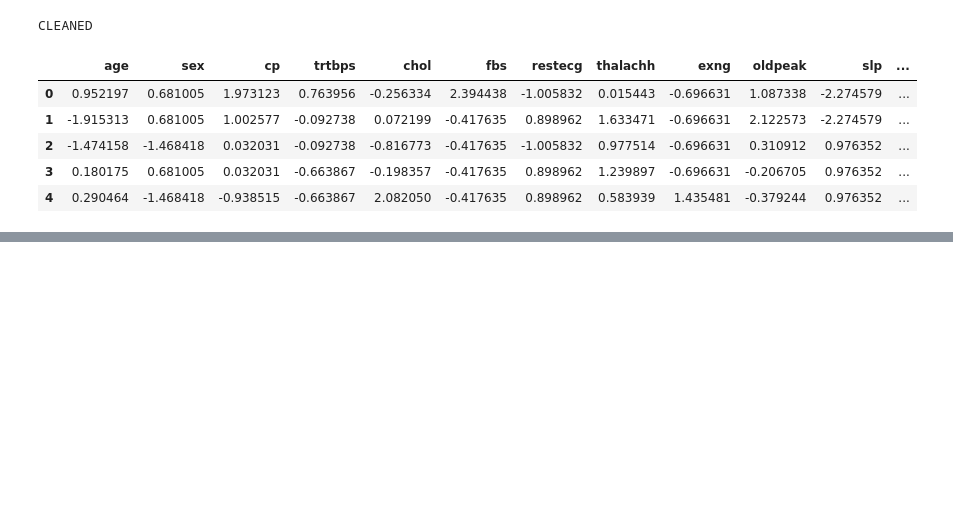
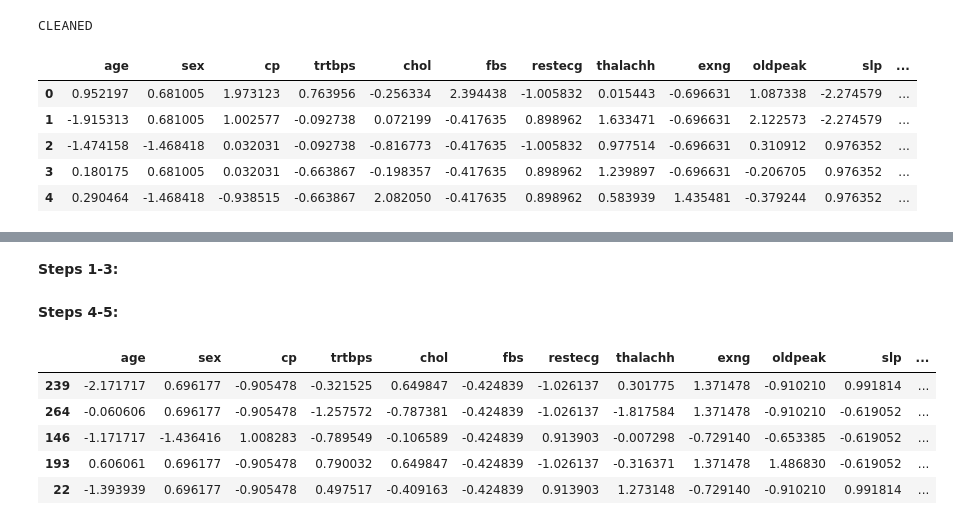
Before and after one commit to j0sephsasson/Pepsi-Training-Course, a Jupyter notebook: notebooks/Feature_Selection_&_Feature_Engineering_Day_4.ipynb, the cells around one changed output, grey strips where cells are left out. Drawn from its saved outputs; the diff is of its cells as text; code cells hidden in the pictures; blank space fills up the shorter version.

```diff
--- a/notebooks/Feature_Selection_&_Feature_Engineering_Day_4.ipynb
+++ b/notebooks/Feature_Selection_&_Feature_Engineering_Day_4.ipynb
@@ -336,6 +334,9 @@ def clean_dataset(frame, features):
 
   # Perform imputing
   for col in features:
+
+    if col not in list(data.columns):
+      data.drop(columns=col, inplace=True)
 
     # if we have category use most frequent
     if data[col].dtypes == 'O':
@@ -359,7 +360,7 @@ def clean_dataset(frame, features):
 
   return data
 
-X_clean = clean_dataset(frame=X, features=features)
+X_clean = clean_dataset(frame=X, features=good_features)
 # %%
 print('ORIGINAL')
 print()
@@ -386,0 +401,39 @@ CLEANED
+# %% [markdown]
+**Steps 1-3:**
+# %%
+## read in dataset
+def read_dataframe(path):
+  return pd.read_csv(path)
+
+## split into X/y
+def split_X_y(dataframe, target_col):
+  columns = list(dataframe.columns)
+  columns.remove(target_col)
+
+  X = dataframe[columns]
+  y = dataframe[target_col]
+
+  return X, y
+
+df = read_dataframe('https://raw.githubusercontent.com/j0sephsasson/Pepsi-Training-Course/main/datasets/heart.csv')
+
+X, y = split_X_y(df, 'output')
+
+## split into X_train, X_test, y_train, y_test
+X_train, X_test, y_train, y_test = train_test_split(X, y, test_size=0.2)
+# %% [markdown]
+**Steps 4-5:**
+# %%
+good_features = feature_selection(X, list(X.columns))
+
+X_train_clean = clean_dataset(X_train, good_features)
+X_test_clean = clean_dataset(X_test, good_features)
+# %%
+X_train_clean.head()
+# %% [output]
+|  | age | sex | cp | trtbps | chol | fbs | restecg | thalachh | exng | oldpeak | slp | ... |
+| 239 | -2.171717 | 0.696177 | -0.905478 | -0.321525 | 0.649847 | -0.424839 | -1.026137 | 0.301775 | 1.371478 | -0.910210 | 0.991814 | ... |
+| 264 | -0.060606 | 0.696177 | -0.905478 | -1.257572 | -0.787381 | -0.424839 | -1.026137 | -1.817584 | 1.371478 | -0.910210 | -0.619052 | ... |
+| 146 | -1.171717 | -1.436416 | 1.008283 | -0.789549 | -0.106589 | -0.424839 | 0.913903 | -0.007298 | -0.729140 | -0.653385 | -0.619052 | ... |
+| 193 | 0.606061 | 0.696177 | -0.905478 | 0.790032 | 0.649847 | -0.424839 | -1.026137 | -0.316371 | 1.371478 | 1.486830 | -0.619052 | ... |
+| 22 | -1.393939 | 0.696177 | -0.905478 | 0.497517 | -0.409163 | -0.424839 | 0.913903 | 1.273148 | -0.729140 | -0.910210 | 0.991814 | ... |
```
Also changed, not shown: parts of 20 cells of this notebook, 1 other file.
